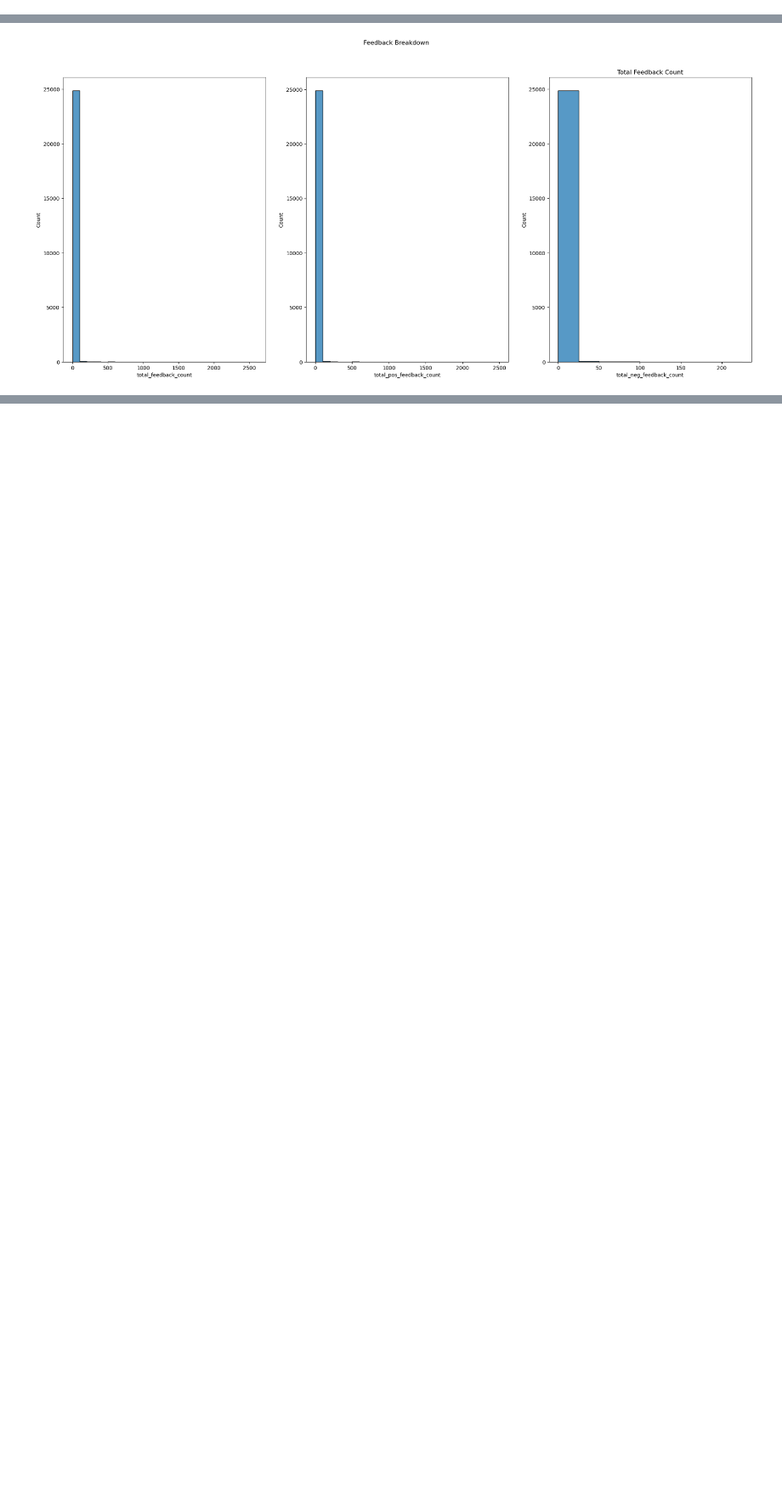
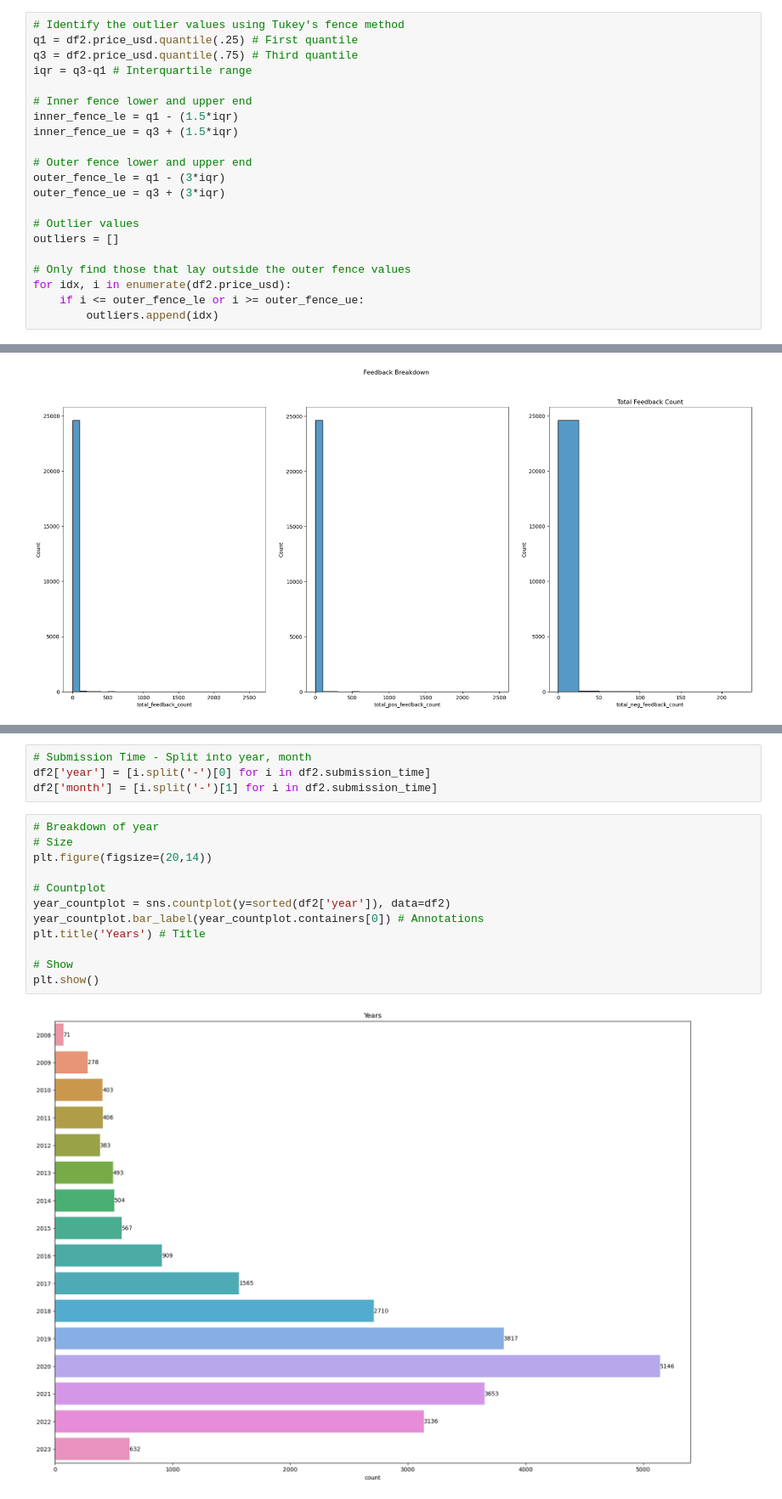
Before and after one commit to lammypi/Text, a Jupyter notebook: scikit-llm-example.ipynb, the cells around one changed output, grey strips where cells are left out. Shown: that part at 85% size. Saved outputs shown, nothing was run; the diff lists cells and outputs as text; blank space fills up the shorter version.

```diff
--- a/scikit-llm-example.ipynb
+++ b/scikit-llm-example.ipynb
@@ -194,0 +221,21 @@ Judging from above, strong positive correlations exist between all of the variab
+# %%
+# Identify the outlier values using Tukey's fence method
+q1 = df2.price_usd.quantile(.25) # First quantile
+q3 = df2.price_usd.quantile(.75) # Third quantile
+iqr = q3-q1 # Interquartile range
+
+# Inner fence lower and upper end
+inner_fence_le = q1 - (1.5*iqr)
+inner_fence_ue = q3 + (1.5*iqr)
+
+# Outer fence lower and upper end
+outer_fence_le = q1 - (3*iqr)
+outer_fence_ue = q3 + (3*iqr)
+
+# Outlier values
+outliers = []
+
+# Only find those that lay outside the outer fence values
+for idx, i in enumerate(df2.price_usd):
+    if i <= outer_fence_le or i >= outer_fence_ue:
+        outliers.append(idx)
@@ -266,0 +325,18 @@ plt.show()
+# %%
+# Submission Time - Split into year, month
+df2['year'] = [i.split('-')[0] for i in df2.submission_time]
+df2['month'] = [i.split('-')[1] for i in df2.submission_time]
+# %%
+# Breakdown of year
+# Size
+plt.figure(figsize=(20,14))
+
+# Countplot
+year_countplot = sns.countplot(y=sorted(df2['year']), data=df2)
+year_countplot.bar_label(year_countplot.containers[0]) # Annotations
+plt.title('Years') # Title
+
+# Show
+plt.show()
+# %% [output]
+[figure, added]
```
Also changed, not shown: parts of 24 cells of this notebook.
